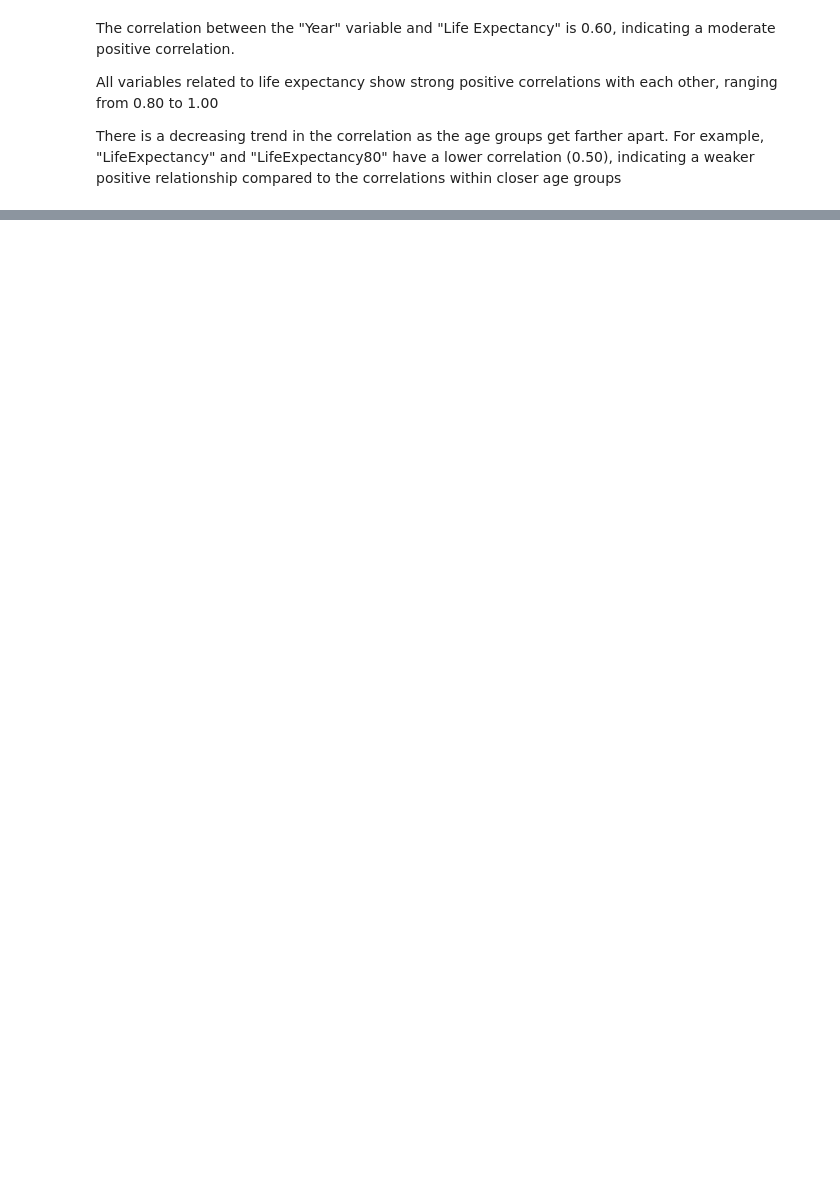
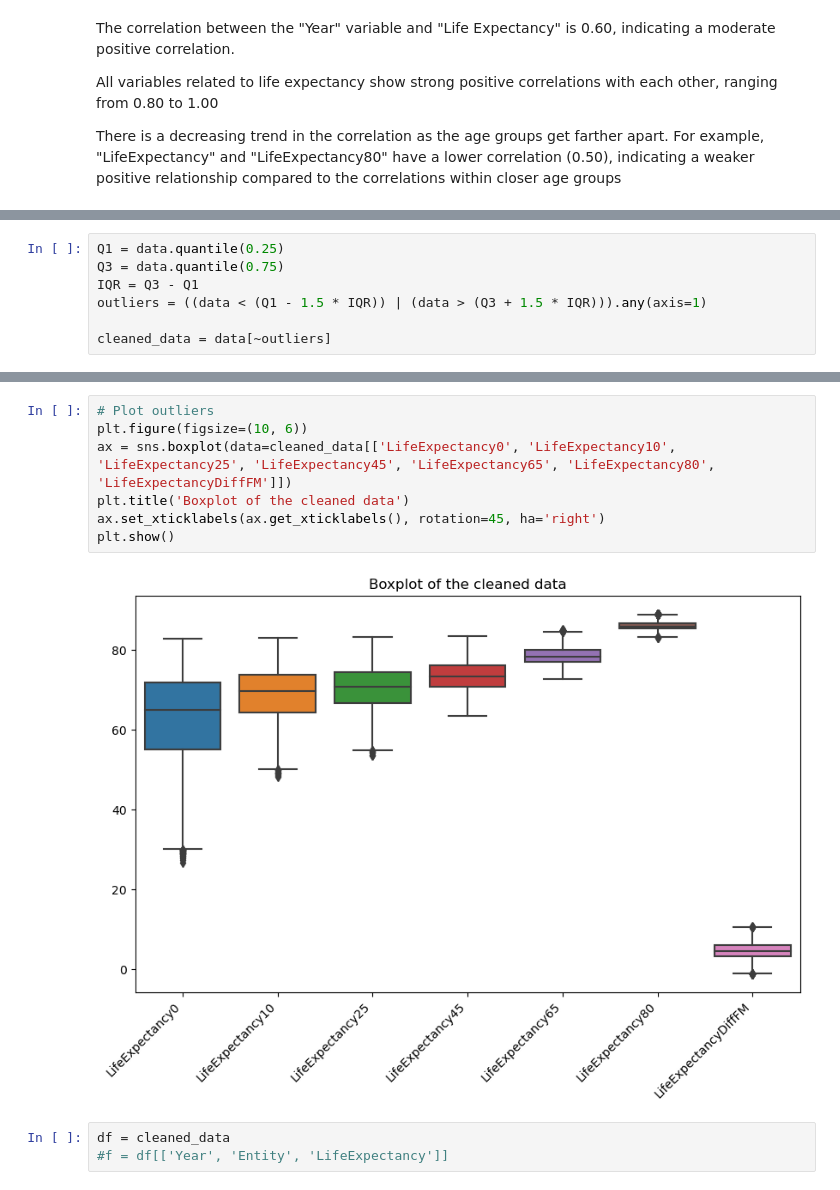
Before and after one commit to INFO-523-Exercises/hw05-sanjaybhargavsiddi, a Jupyter notebook: hw-05.ipynb, the cells around one changed output, grey strips where cells are left out. Cells and saved outputs as stored; diff of their text form; blank space fills up the shorter version.

```diff
--- a/hw-05.ipynb
+++ b/hw-05.ipynb
@@ -114,0 +127,7 @@ There is a decreasing trend in the correlation as the age groups get farther apa
+# %%
+Q1 = data.quantile(0.25)
+Q3 = data.quantile(0.75)
+IQR = Q3 - Q1
+outliers = ((data < (Q1 - 1.5 * IQR)) | (data > (Q3 + 1.5 * IQR))).any(axis=1)
+
+cleaned_data = data[~outliers]
@@ -114,0 +150,12 @@ There is a decreasing trend in the correlation as the age groups get farther apa
+# %%
+# Plot outliers
+plt.figure(figsize=(10, 6))
+ax = sns.boxplot(data=cleaned_data[['LifeExpectancy0', 'LifeExpectancy10', 'LifeExpectancy25', 'LifeExpectancy45', 'LifeExpectancy65', 'LifeExpectancy80', 'LifeExpectancyDiffFM']])
+plt.title('Boxplot of the cleaned data')
+ax.set_xticklabels(ax.get_xticklabels(), rotation=45, ha='right')
+plt.show()
+# %% [output]
+[figure, added]
+# %%
+df = cleaned_data
+#f = df[['Year', 'Entity', 'LifeExpectancy']]
```
Also changed, not shown: parts of 32 cells of this notebook, 2 other files.
